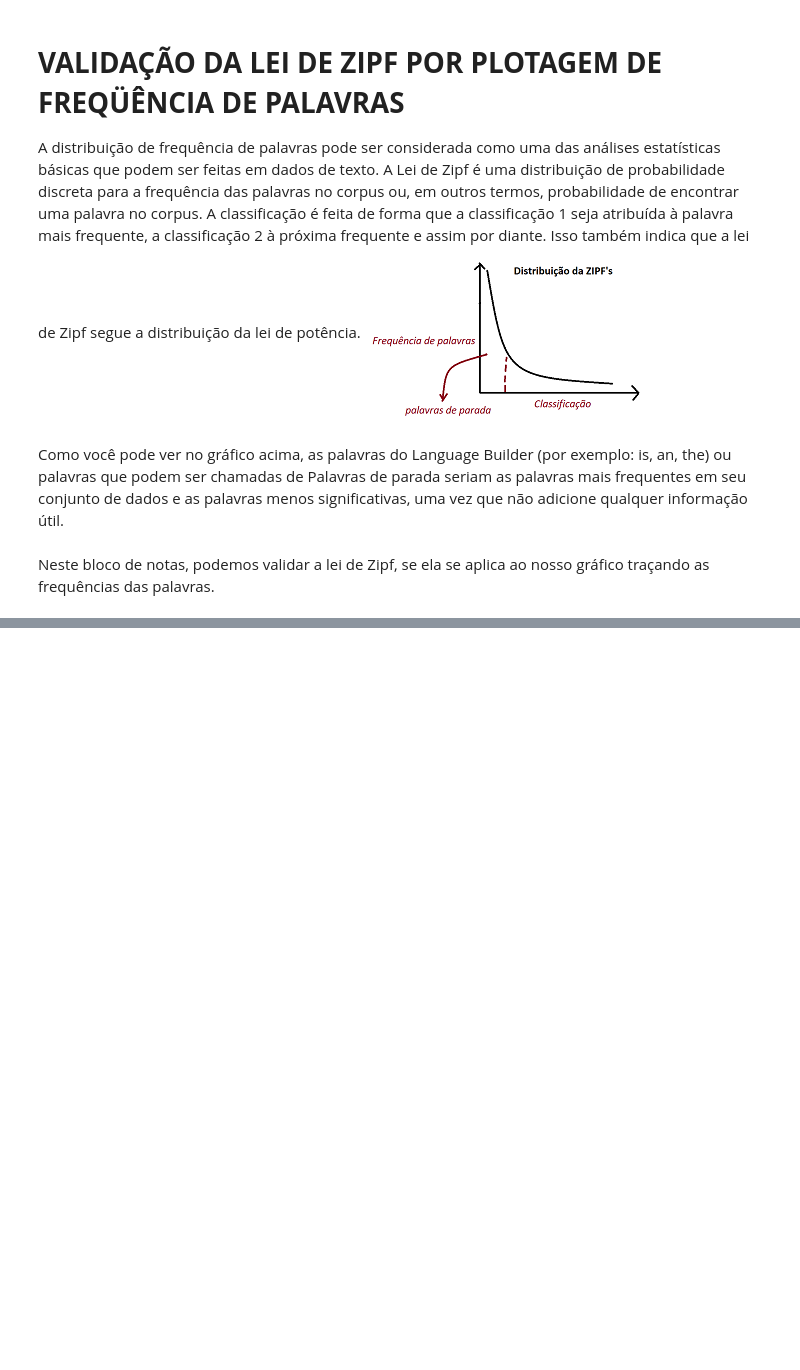
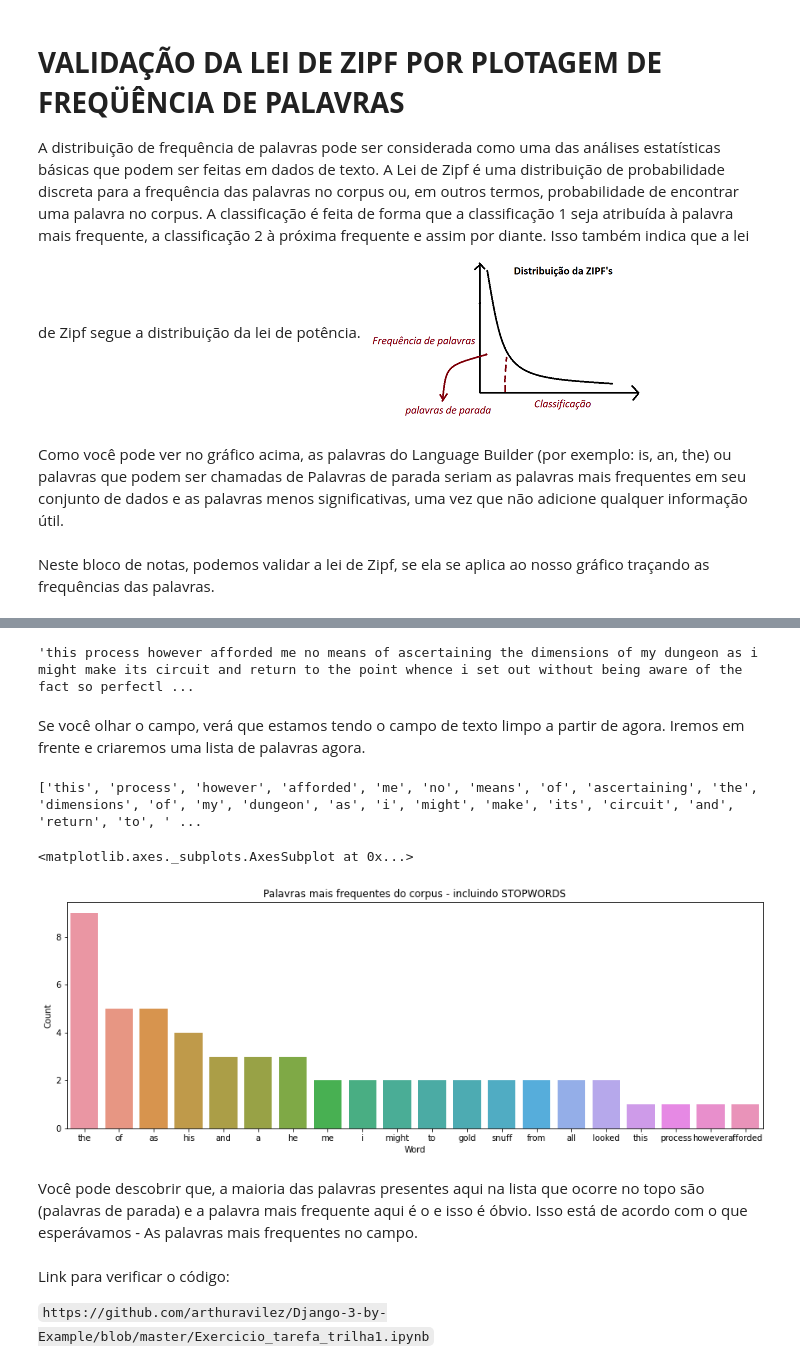
Before and after one commit to arthuravilez/mackenzie, a Jupyter notebook: Exercicio_tarefa_trilha1.ipynb, the cells around one changed output, grey strips where cells are left out. Saved outputs shown, nothing was run; the diff lists cells and outputs as text; code cells hidden in the pictures; blank space fills up the shorter version.

Commit message:
Link para verificar o código

```diff
--- a/Exercicio_tarefa_trilha1.ipynb
+++ b/Exercicio_tarefa_trilha1.ipynb
@@ -108,0 +68,44 @@ This is in line with what we were expecting - The most frequent words in the cor
+# %%
+#Construindo o campo
+campo = build_corpus(df['text'])
+# %%
+#Convertendo todas as palavras em minúsculas
+campo = campo.lower()
+# %%
+#Alguma parte do Text campo
+campo[:1000]
+# %% [output]
+'this process however afforded me no means of ascertaining the dimensions of my dungeon as i might make its circuit and return to the point whence i set out without being aware of the fact so perfectl ...
+# %% [markdown]
+Se você olhar o campo, verá que estamos tendo o campo de texto limpo a partir de agora. Iremos em frente e criaremos uma lista de palavras agora.
+# %%
+#Dividindo todo o campo
+campo = campo.split()
+# %%
+#Observando as primeiras palavras
+print(campo[:50])
+# %% [output]
+['this', 'process', 'however', 'afforded', 'me', 'no', 'means', 'of', 'ascertaining', 'the', 'dimensions', 'of', 'my', 'dungeon', 'as', 'i', 'might', 'make', 'its', 'circuit', 'and', 'return', 'to', ' ...
+# %%
+def plot_palavra_frequente(words,top_n=10):
+    """Função para traçar as frequências das palavras"""
+    word_freq = FreqDist(words)
+    labels = [element[0] for element in word_freq.most_common(top_n)]
+    counts = [element[1] for element in word_freq.most_common(top_n)]
+    plt.figure(figsize=(15,5))
+    plt.title("Palavras mais frequentes do corpus - incluindo STOPWORDS")
+    plt.ylabel("Count")
+    plt.xlabel("Word")
+    plot = sns.barplot(labels,counts)
+    return plot
+# %%
+plot_palavra_frequente(campo,20)
+# %% [output]
+<matplotlib.axes._subplots.AxesSubplot at 0x...>
+[figure, added]
+# %% [markdown]
+Você pode descobrir que, a maioria das palavras presentes aqui na lista que ocorre no topo são  (palavras de parada) e a palavra mais frequente aqui é o e isso é óbvio. Isso está de acordo com o que esperávamos - As palavras mais frequentes no campo.
+# %% [markdown]
+Link para verificar o código:
+
+`https://github.com/arthuravilez/Django-3-by-Example/blob/master/Exercicio_tarefa_trilha1.ipynb`
```
Also changed, not shown: parts of 27 cells of this notebook.
